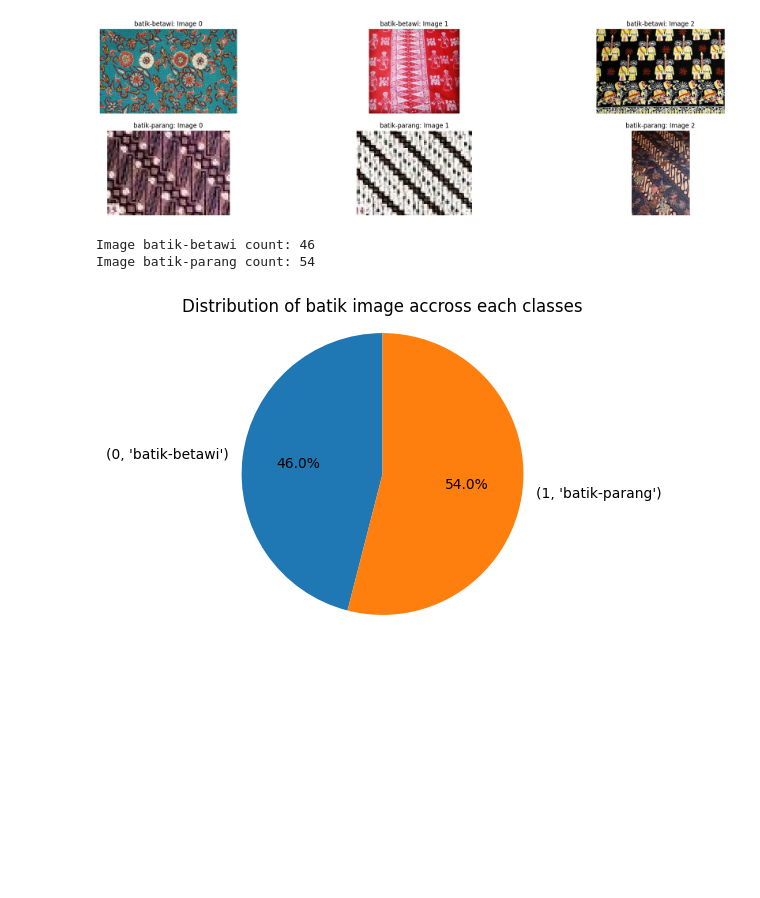
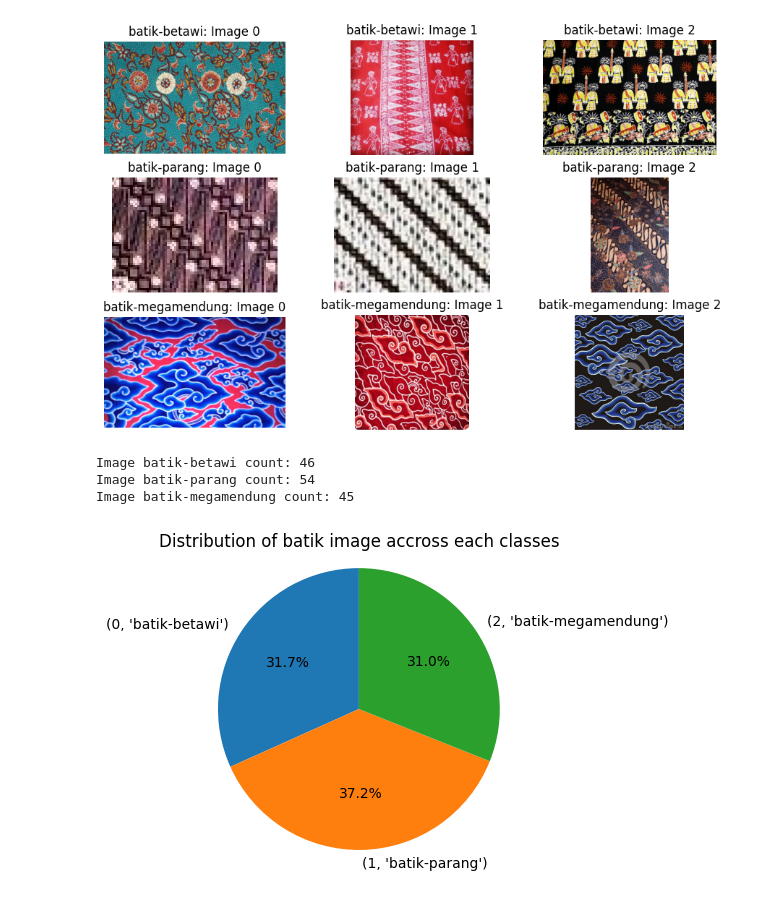
Before and after one commit to vncnttan/binus-aol-deep-learning-indonesian-batik-motifs, a Jupyter notebook: eda clean.ipynb, the cells around one changed output. Saved outputs shown, nothing was run; the diff lists cells and outputs as text; code cells hidden in the pictures; blank space fills up the shorter version.

Commit message:
feat: Updated EDA after preprocessing all classes

```diff
--- a/eda clean.ipynb
+++ b/eda clean.ipynb
@@ -25,20 +25,17 @@ for idx, label in enumerate(os.listdir(DATASET_CLEAN_PATH)):
 # %%
 # Load Sample image for each classes
 from matplotlib import pyplot as plt
 
-plt.figure(figsize=(24, 10))
+plt.figure(figsize=(11, 7))
 for i in range(9):
-    # TODO: Delete this after clean images have been added
-    if i > 5:
-        break
     plt.subplot(3, 3, i+1)
     plt.imshow(class_images[i//3][i%3])
     plt.axis('off')
     plt.title(f"{class_names[i//3]}: Image {i%3}")
 
 plt.show()
 # %% [output]
-[figure, old version]
+[figure, new version]
 # %%
 class_counts = []
 
@@ -56,4 +53,5 @@ plt.show()
 # %% [output]
 Image batik-betawi count: 46
 Image batik-parang count: 54
+Image batik-megamendung count: 45
-[figure, old version]
+[figure, new version]
```
Also changed, not shown: 2 other files.
